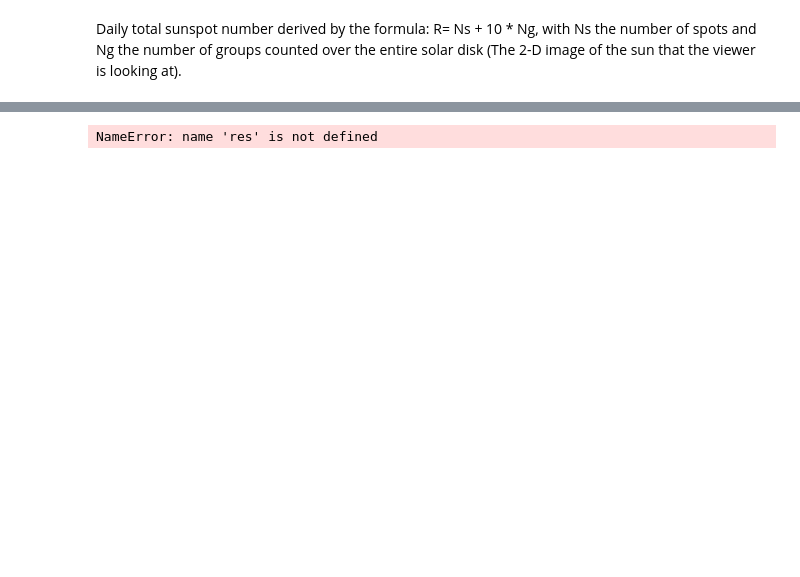
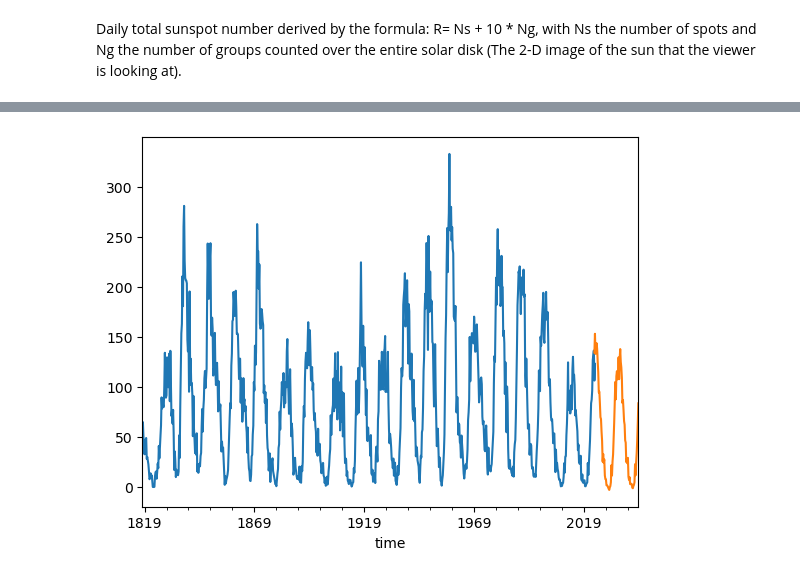
Before and after one commit to Jack-brewster/arctic-forecasting, a Jupyter notebook: analysis.ipynb, the cells around one changed output, grey strips where cells are left out. Cells and saved outputs as stored; diff of their text form; code cells hidden in the pictures; blank space fills up the shorter version.

```diff
--- a/analysis.ipynb
+++ b/analysis.ipynb
@@ -97,5 +114,5 @@ plot_acf(sndata['SS#'])
 # %%
-mod = sm.tsa.statespace.SARIMAX(monthly_avgs, order=(3,0,10), seasonal_order=(1, 1, 0, 43))#originally included order, seasonal_order
-res = mod.fit(disp=False)
-print(res.summary())
+model = sm.tsa.statespace.SARIMAX(ts_qtr, trend='n', order=(3,0,10), seasonal_order=(1,1,0,43))
+results = model.fit()
+print(results.summary())
 # %% [output]
@@ -103,8 +136,7 @@ NameError: name 'monthly_avgs' is not defined
-# %%
-y = res.predict(start=0,end=75000)
-plt.plot(y, alpha=0.5)
-#plt.plot(test)
-plt.plot(sndata['SS#'],alpha=0.5)
-plt.legend(['Predicted', 'Data'])
-# %% [output]
-NameError: name 'res' is not defined
+# %%
+forecast = results.predict(start = ts_qtr.index[-2], end= ts_qtr.index[-2] + pd.DateOffset(months=240), dynamic = True)
+ts_qtr.plot()
+forecast.plot()
+plt.show()
+# %% [output]
+[figure, added]
```
Also changed, not shown: parts of 7 cells of this notebook.
